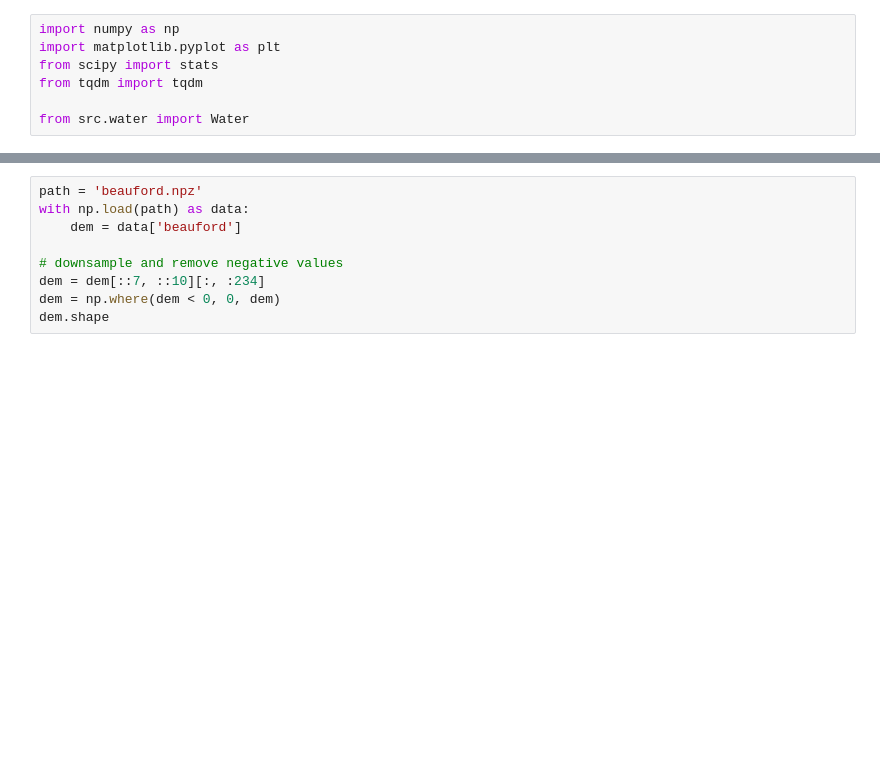
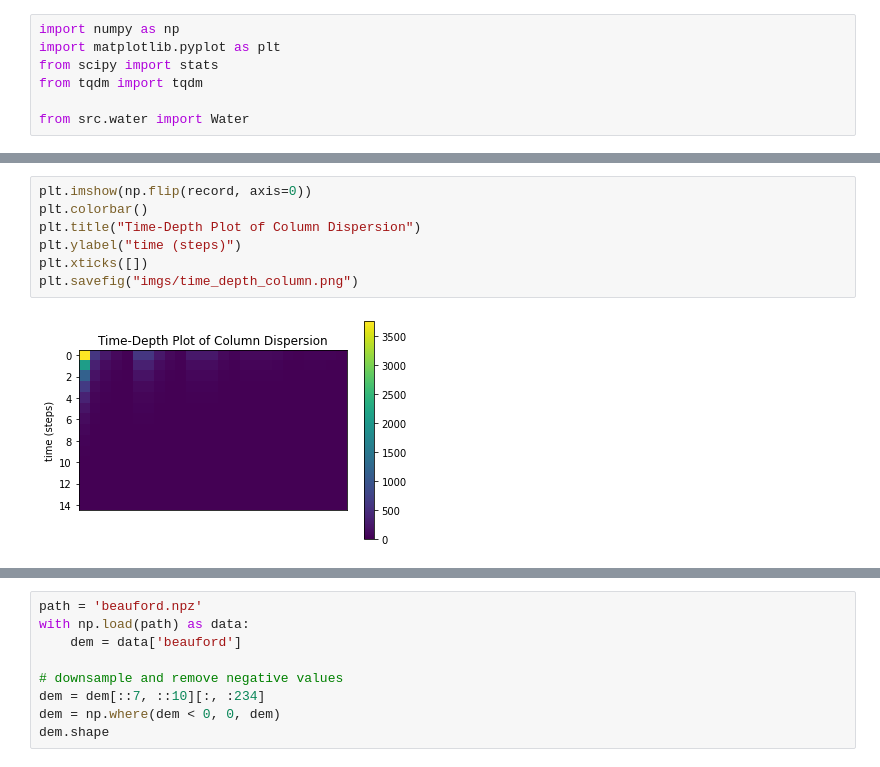
Before and after one commit to leo-ware/waterflow, a Jupyter notebook: run.ipynb, the cells around one changed output, grey strips where cells are left out. Drawn from its saved outputs; the diff is of its cells as text; blank space fills up the shorter version.

```diff
--- a/run.ipynb
+++ b/run.ipynb
@@ -7,0 +30,9 @@ from src.water import Water
+# %%
+plt.imshow(np.flip(record, axis=0))
+plt.colorbar()
+plt.title("Time-Depth Plot of Column Dispersion")
+plt.ylabel("time (steps)")
+plt.xticks([])
+plt.savefig("imgs/time_depth_column.png")
+# %% [output]
+[figure, added]
```
Also changed, not shown: parts of 11 cells of this notebook, 12 other files.
